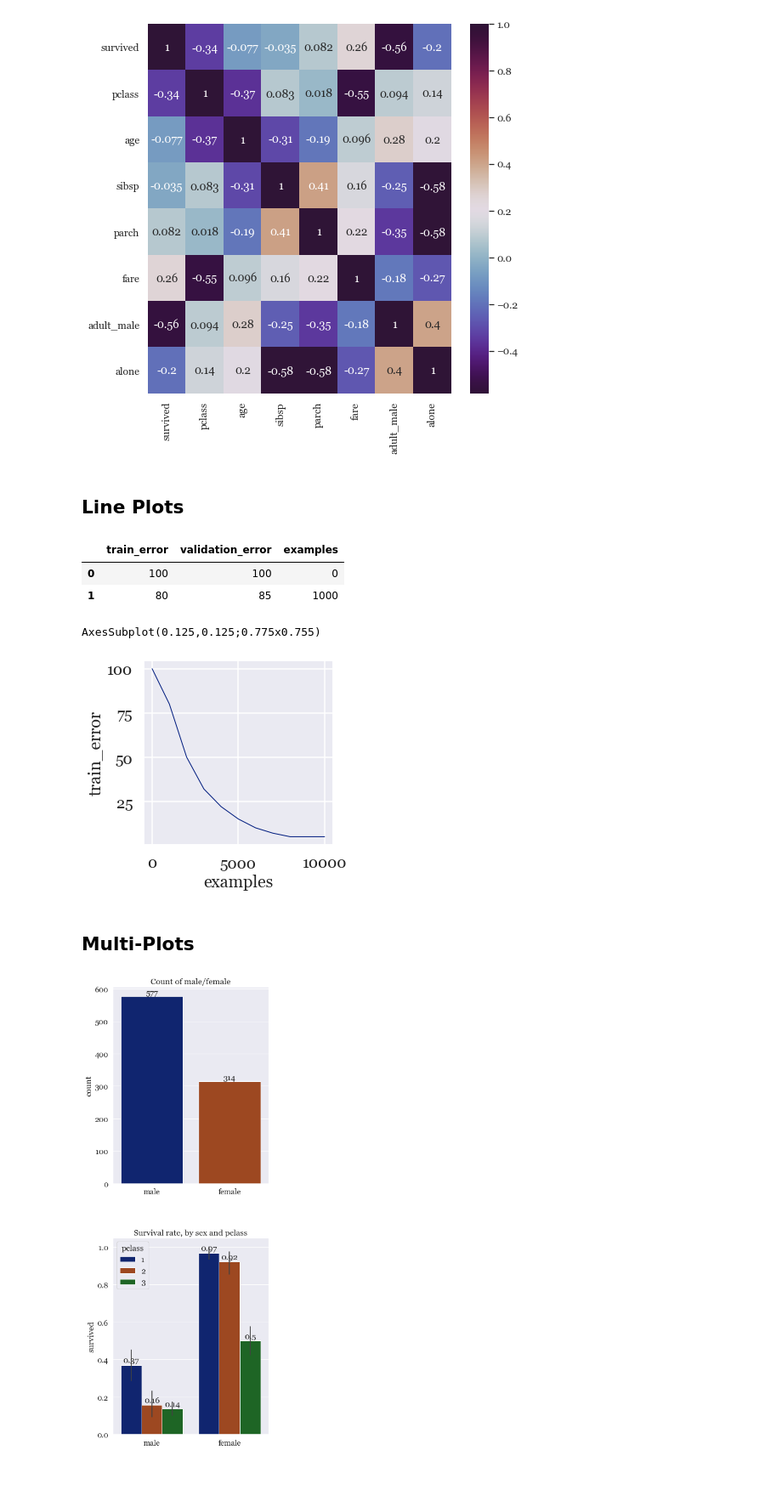
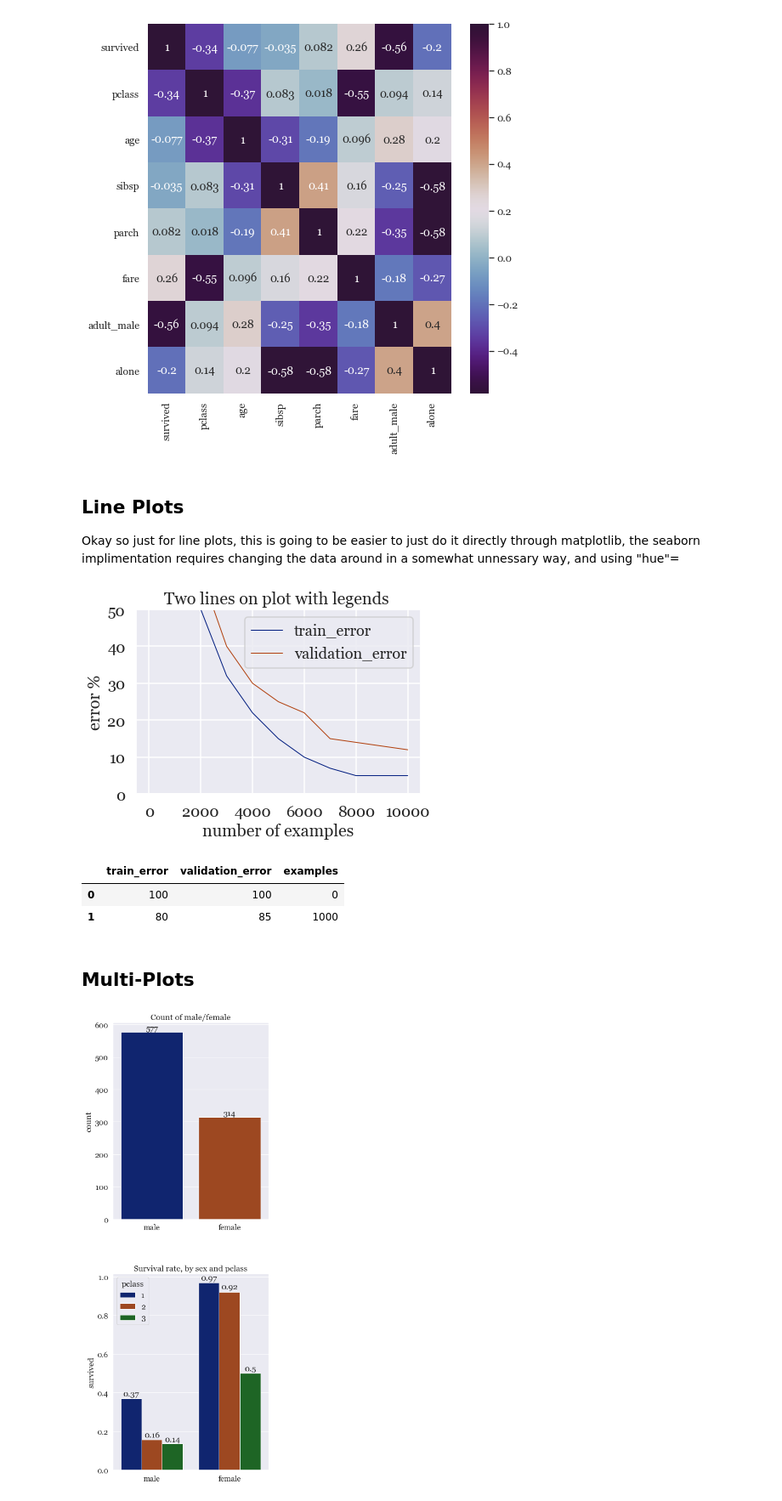
Before and after one commit to ggomp2885/Python, a Jupyter notebook: Libraries/Seaborn/Seaborn_exp.ipynb, the cells around one changed output. Shown at 85% size. Saved outputs shown, nothing was run; the diff lists cells and outputs as text; code cells hidden in the pictures; blank space fills up the shorter version.

Commit message:
Add - 2 or more lines on one lineplot

```diff
--- a/Libraries/Seaborn/Seaborn_exp.ipynb
+++ b/Libraries/Seaborn/Seaborn_exp.ipynb
@@ -152,9 +153,9 @@ Correlation Plot: AxesSubplot(0.125,0.125;0.62x0.755)
 [figure]
 # %% [markdown]
 ## Line Plots
+Okay so just for line plots, this is going to be easier to just do it directly through matplotlib, the seaborn implimentation requires changing the data around in a somewhat unnessary way, and using "hue"=
 # %%
-import pandas as pd
-plt.figure(figsize=(4,4))
+plt.figure(figsize=(6,4))
 sns.set(context='talk',
         font_scale=1.1,
         font='georgia',
@@ -166,15 +167,23 @@ df = pd.DataFrame({'train_error': [100,80,50,32,22,15,10,7,5,5,5],
                    'validation_error': [100,85,60,40,30,25,22,15,14,13,12],
                    'examples' : [0,1000,2000,3000,4000,5000,6000,7000,8000,9000,10000]})
 
-display(df.head(2))
-print(sns.lineplot(x ='examples', y='train_error', data=df))
-# okay so it looks like sklearn has a builti n function for this
+plt.plot(df['examples'], df['train_error'], label = "train_error")
+plt.plot(df['examples'], df['validation_error'], label = "validation_error")
+
+plt.xlabel('number of examples')
+plt.ylabel('error %')
+plt.title('Two lines on plot with legends ')
+plt.legend()
+plt.ylim(0, 50)                # custom y limit
+plt.show()
+
+
+# print(sns.lineplot(x ='examples', y='train_error', data=df))
 # %% [output]
+[figure, new version]
 |  | train_error | validation_error | examples |
 | 0 | 100 | 100 | 0 |
 | 1 | 80 | 85 | 1000 |
-AxesSubplot(0.125,0.125;0.775x0.755)
-[figure, old version]
 # %% [markdown]
 ## Multi-Plots
 # %%
@@ -183,32 +192,32 @@ sns.set(context='notebook',
         font='georgia',
         palette='dark',
         rc={"lines.linewidth" : 1})
 
 
 
 fig, ax = plt.subplots(2,1, figsize=(7,15))         # figsize is now located here
 #countplot
 ax[0].set_title('Count of male/female')
 sns.countplot(x="sex", data=df, ax=ax[0])
 ax[0].set_xlabel('')
 
 labels_on_bars(df['sex'], ax[0])
 
 #barplot
 ax[1].set_title('Survival rate, by sex and pclass')
-sns.barplot(x="sex", y="survived", hue="pclass", data=df, ax=ax[1])
+sns.barplot(x="sex", y="survived", hue="pclass", data=df, ax=ax[1], ci=None)
 ax[1].set_xlabel('')
 
 # labels_on_bars(df['survived'], ax[1])
 for p in ax[1].patches:
     ax[1].annotate(round(p.get_height(), 2),
                   (p.get_x() + p.get_width() / 2., p.get_height()),
                    ha = 'center', va = 'center',
                    xytext = (0, 9),
                    textcoords = 'offset points')
 
 
 plt.tight_layout(pad=4)
 fig.show()
 # %% [output]
-[figure, old version]
+[figure, new version]
```
Also changed, not shown: parts of 2 cells of this notebook.
